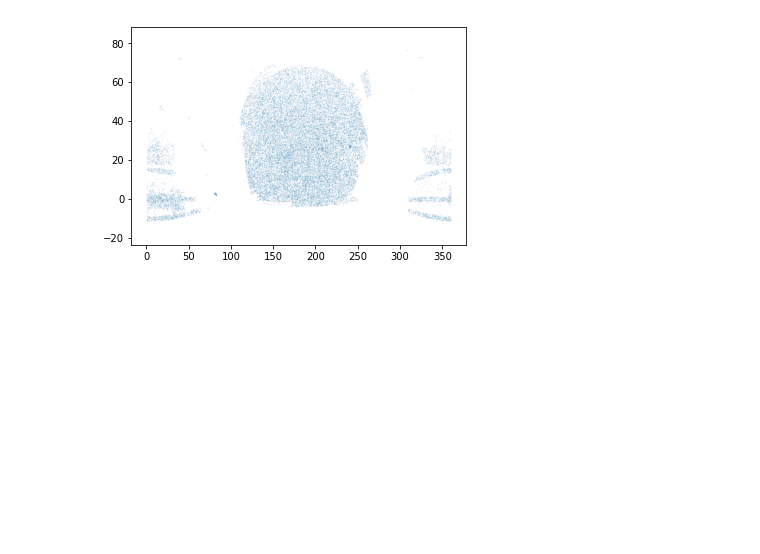
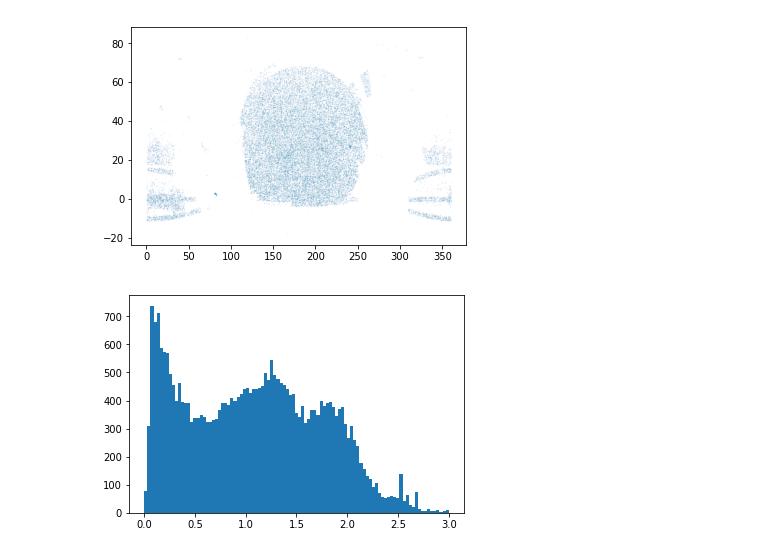
Before and after one commit to forero/abacus, a Jupyter notebook: nb/explora_SDSS_skeleton.ipynb, the cells around one changed output. Saved outputs shown, nothing was run; the diff lists cells and outputs as text; code cells hidden in the pictures; blank space fills up the shorter version.

```diff
--- a/nb/explora_SDSS_skeleton.ipynb
+++ b/nb/explora_SDSS_skeleton.ipynb
@@ -32,4 +35,8 @@ plt.scatter(data['ra'][ii_qso], data['dec'][ii_qso], alpha=0.1, s=0.1)
 # %% [output]
 <matplotlib.collections.PathCollection at 0x...>
 [figure]
+# %%
+_ = plt.hist(data['redshift'][ii_qso], bins=np.linspace(0.0,3.0, 100))
+# %% [output]
+[figure, added]
 # %%
```
Also changed, not shown: parts of 13 cells of this notebook.
